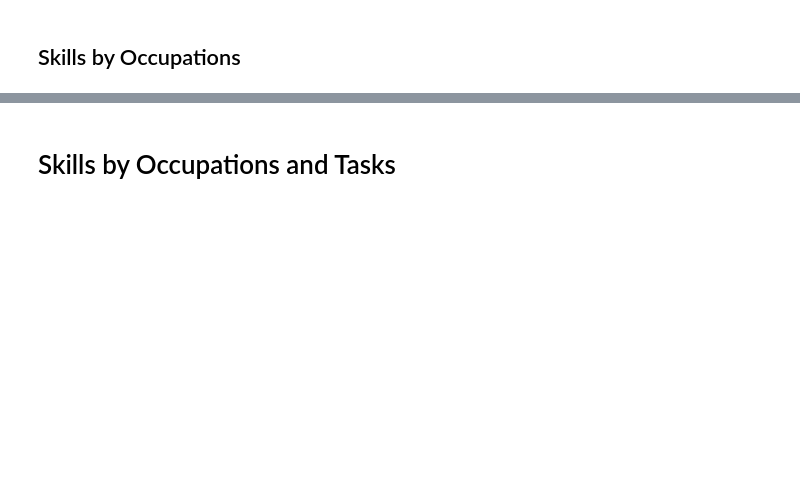
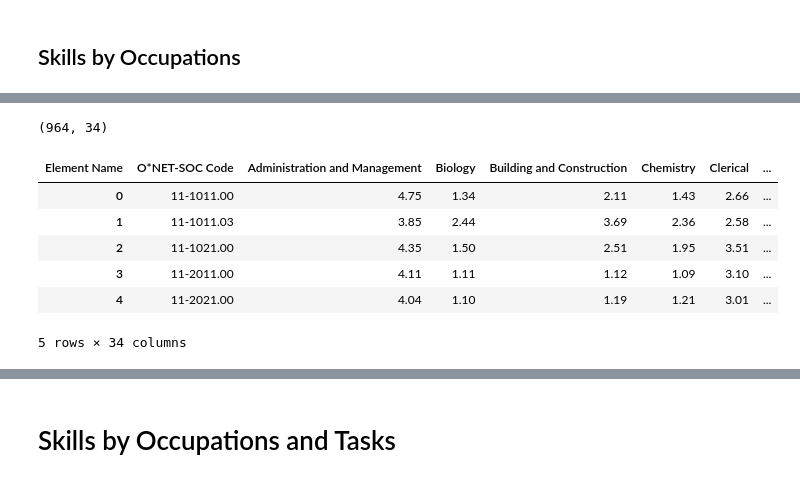
Before and after one commit to PDuckworth/FutureOf, a Jupyter notebook: FutureOfEmployment/skills_ability_vector_per_task.ipynb, the cells around one changed output, grey strips where cells are left out. Saved outputs shown, nothing was run; the diff lists cells and outputs as text; code cells hidden in the pictures; blank space fills up the shorter version.

```diff
--- a/FutureOfEmployment/skills_ability_vector_per_task.ipynb
+++ b/FutureOfEmployment/skills_ability_vector_per_task.ipynb
@@ -136,3 +156,20 @@ skills_pivot
 # occupation_level_skills_wa = pd.merge(df_skills, WA_pivot,  how='left', left_on=['O*NET-SOC Code'], right_on = ['O*NET-SOC Code'])
 # occupation_level_skills_wa = occupation_level_skills_wa.sort_values(by = 'Observed Occupation')
 # occupation_level_skills_wa
+# %%
+know = pd.read_table(os.path.join(datasets, 'ONET/databases/db2016/Knowledge.txt'), sep='\t', low_memory=False)
+know = know[know['Scale ID'] == 'IM']
+# know['Element_pivot'] =  know['Element Name'] + " " +  know['Scale ID']
+know_pivot = know.pivot(index = 'O*NET-SOC Code', columns='Element Name', values='Data Value').fillna(0)
+know_pivot.reset_index(inplace=True)
+print know_pivot.shape
+know_pivot.head()
+# %% [output]
+(964, 34)
+| Element Name | O*NET-SOC Code | Administration and Management | Biology | Building and Construction | Chemistry | Clerical | ... |
+| 0 | 11-1011.00 | 4.75 | 1.34 | 2.11 | 1.43 | 2.66 | ... |
+| 1 | 11-1011.03 | 3.85 | 2.44 | 3.69 | 2.36 | 2.58 | ... |
+| 2 | 11-1021.00 | 4.35 | 1.50 | 2.51 | 1.95 | 3.51 | ... |
+| 3 | 11-2011.00 | 4.11 | 1.11 | 1.12 | 1.09 | 3.10 | ... |
+| 4 | 11-2021.00 | 4.04 | 1.10 | 1.19 | 1.21 | 3.01 | ... |
+5 rows × 34 columns
```
Also changed, not shown: parts of 21 cells of this notebook, 1 other file.
